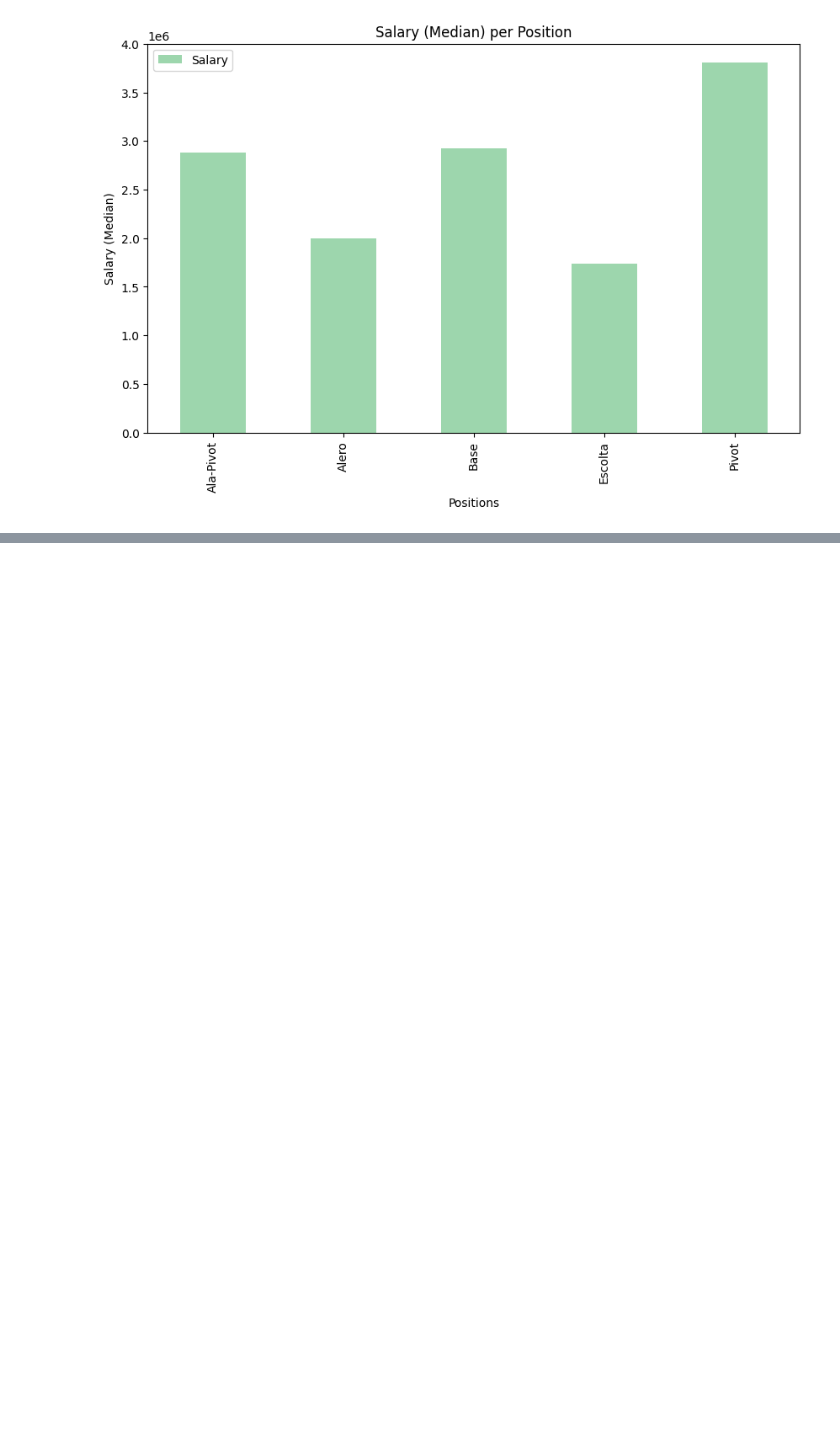
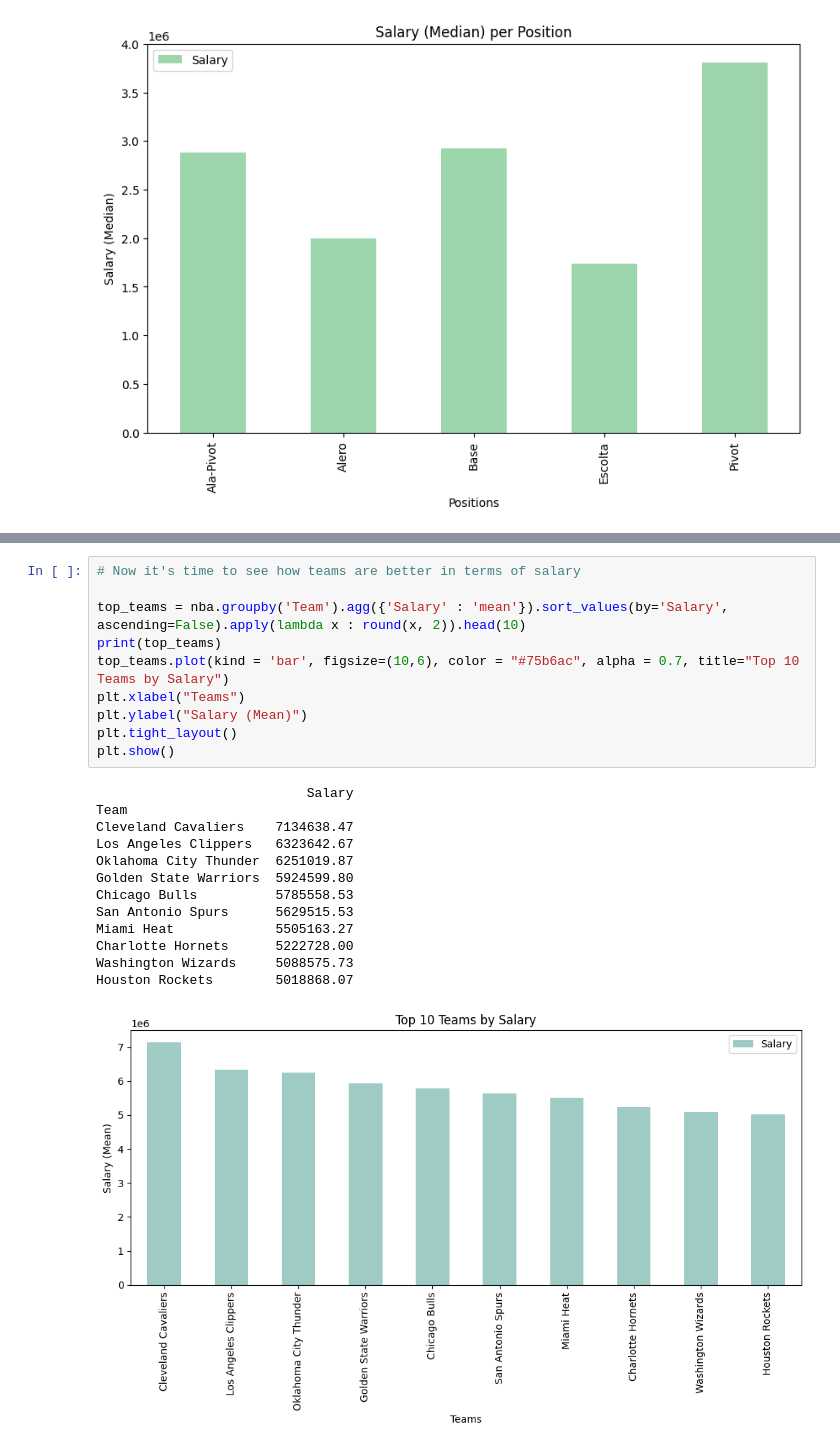
Before and after one commit to alelozanob16/Exploratory_Analysis_NBAData, a Jupyter notebook: exploratoy_analysis.ipynb, the cells around one changed output, grey strips where cells are left out. Cells and saved outputs as stored; diff of their text form; blank space fills up the shorter version.

```diff
--- a/exploratoy_analysis.ipynb
+++ b/exploratoy_analysis.ipynb
@@ -267,0 +277,24 @@ hm.plot(ax=axes[1,1], kind="bar", color="#c67f7f", alpha = 0.7)
+# %%
+# Now it's time to see how teams are better in terms of salary
+
+top_teams = nba.groupby('Team').agg({'Salary' : 'mean'}).sort_values(by='Salary', ascending=False).apply(lambda x : round(x, 2)).head(10)
+print(top_teams)
+top_teams.plot(kind = 'bar', figsize=(10,6), color = "#75b6ac", alpha = 0.7, title="Top 10 Teams by Salary")
+plt.xlabel("Teams")
+plt.ylabel("Salary (Mean)")
+plt.tight_layout()
+plt.show()
+# %% [output]
+                           Salary
+Team
+Cleveland Cavaliers    7134638.47
+Los Angeles Clippers   6323642.67
+Oklahoma City Thunder  6251019.87
+Golden State Warriors  5924599.80
+Chicago Bulls          5785558.53
+San Antonio Spurs      5629515.53
+Miami Heat             5505163.27
+Charlotte Hornets      5222728.00
+Washington Wizards     5088575.73
+Houston Rockets        5018868.07
+[figure, added]
```
Also changed, not shown: parts of 8 cells of this notebook, 2 other files.
